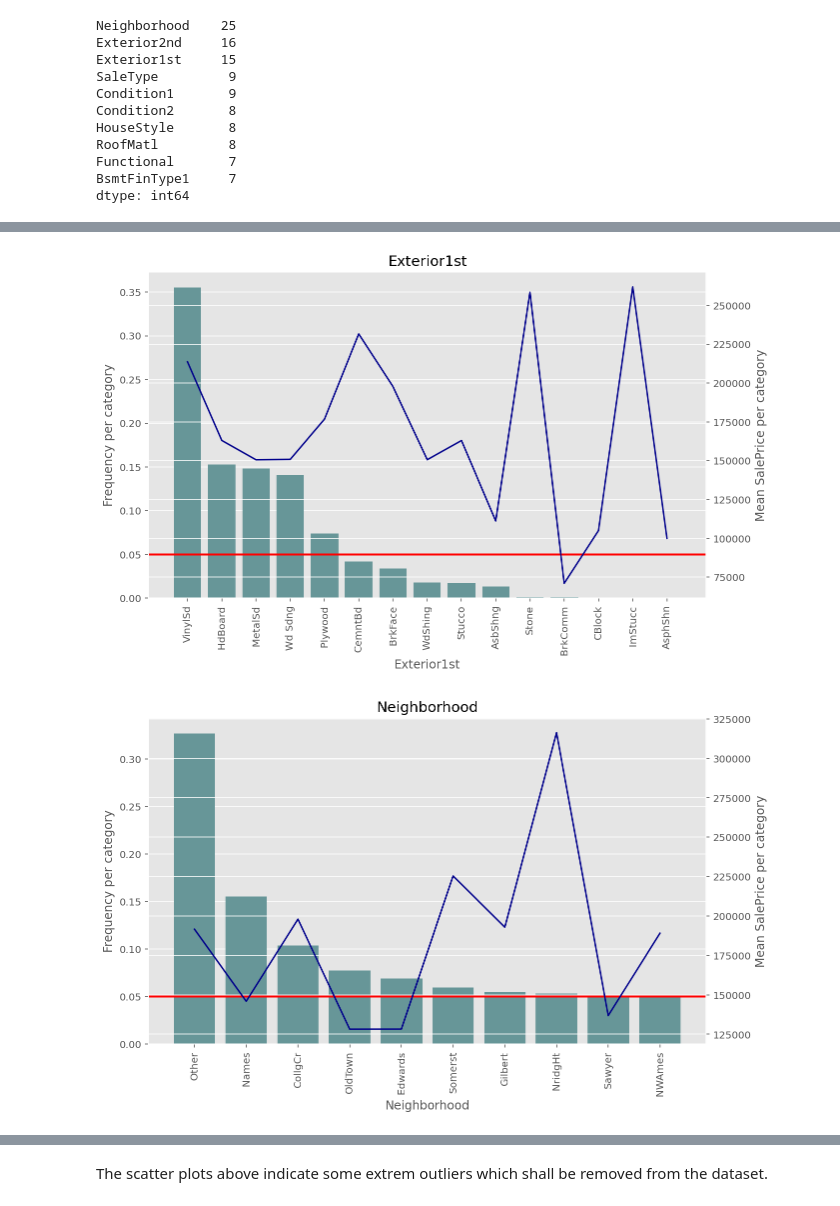
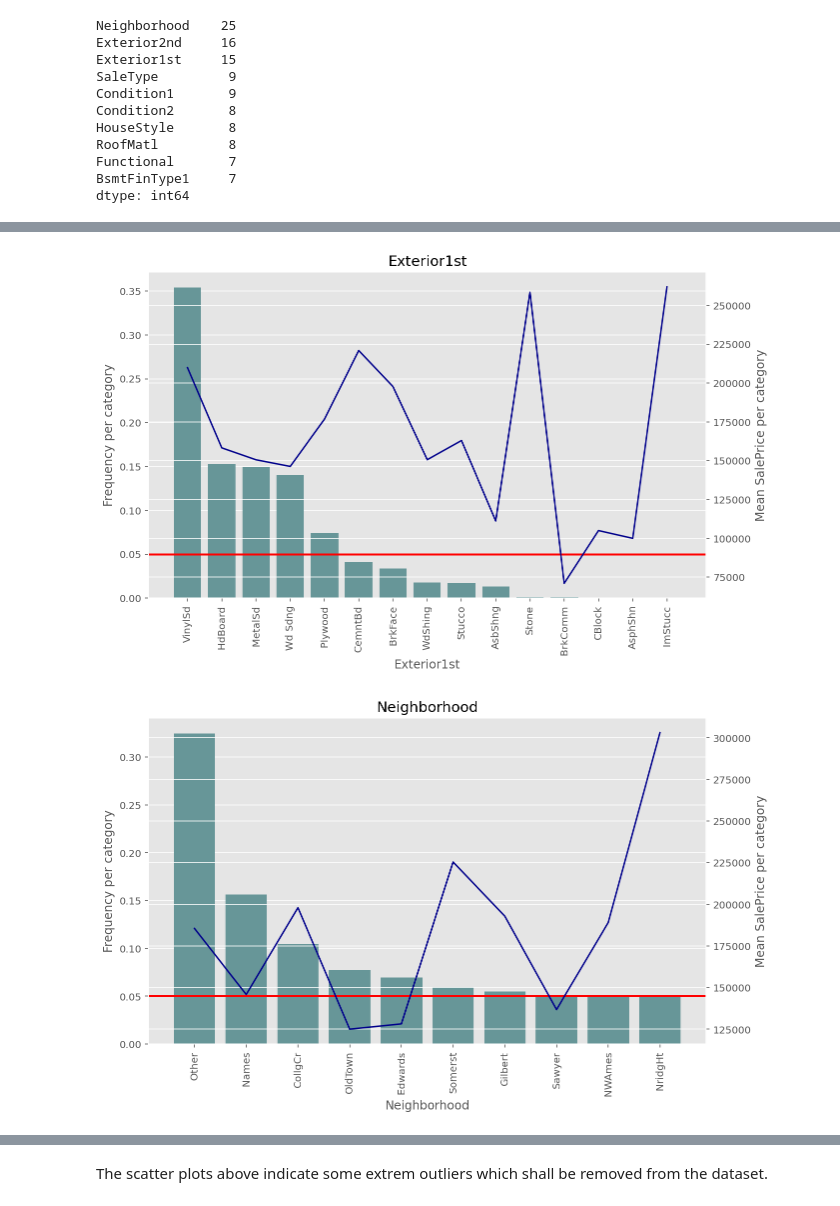
Before and after one commit to androi7/ds-mini-projects, a Jupyter notebook: House-Prices/House_Prices.ipynb, the cells around one changed output, grey strips where cells are left out. Saved outputs shown, nothing was run; the diff lists cells and outputs as text; code cells hidden in the pictures.

```diff
--- a/House-Prices/House_Prices.ipynb
+++ b/House-Prices/House_Prices.ipynb
@@ -621,7 +621,8 @@ def plot_category_with_price(df, col, rare_hidden=False, rare_value=0.05, inplac
         new_values = df_cat[col].unique().tolist()
         new_values.remove('Other')
         replace_values = list(set(df[col].unique()) - set(new_values))
-        df[col].replace(replace_values, 'Other', inplace=True)
+        # df[col].replace(replace_values, 'Other', inplace=True)
+        df.loc[:, col] = df[col].replace(replace_values, 'Other')
 
 
     if not suppress:
@@ -647,9 +648,9 @@ plot_category_with_price(house, 'Exterior2nd')
 # %%
-plot_category_with_price(house, 'Exterior1st')
+plot_category_with_price(house_df, 'Exterior1st')
 # %% [output]
-[figure, old version]
+[figure, new version]
 # %%
-plot_category_with_price(house, 'Neighborhood', rare_hidden=True)
+plot_category_with_price(house_df, 'Neighborhood', rare_hidden=True)
 # %% [output]
-[figure, old version]
+[figure, new version]
 # %%
```
Also changed, not shown: parts of 48 cells of this notebook, 11 other files.
